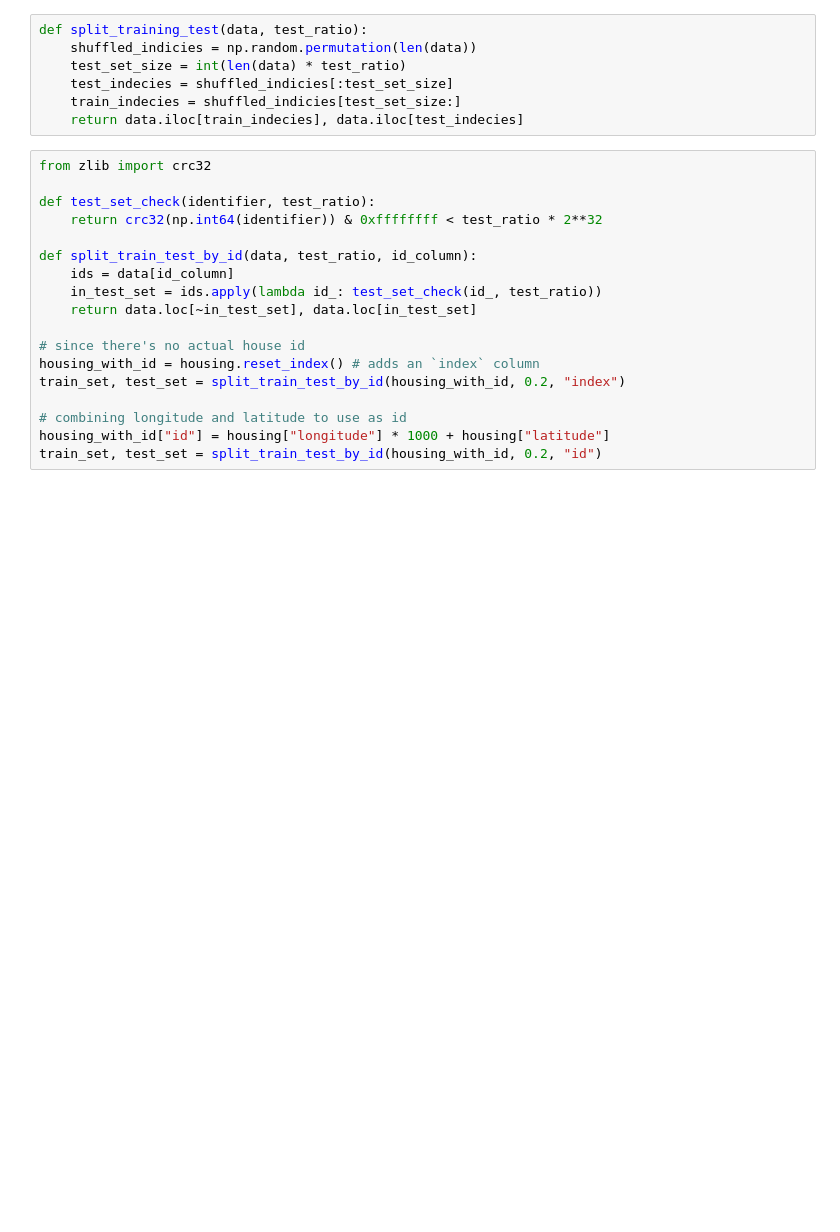
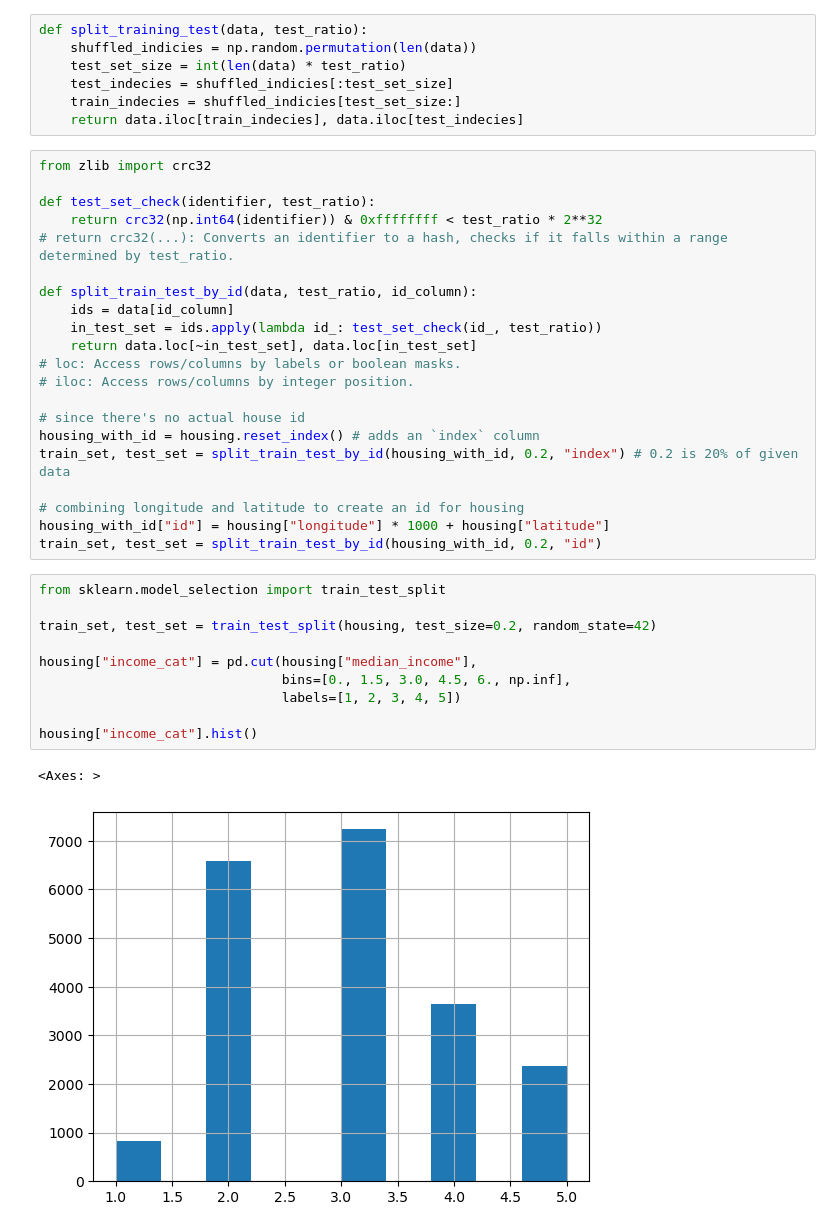
Before and after one commit to Bhazooka/ML-Data, a Jupyter notebook: Housing.ipynb, the cells around one changed output. Saved outputs shown, nothing was run; the diff lists cells and outputs as text; blank space fills up the shorter version.

```diff
--- a/Housing.ipynb
+++ b/Housing.ipynb
@@ -83,16 +83,32 @@ from zlib import crc32
 
 def test_set_check(identifier, test_ratio):
     return crc32(np.int64(identifier)) & 0xffffffff < test_ratio * 2**32
+# return crc32(...): Converts an identifier to a hash, checks if it falls within a range determined by test_ratio.
 
 def split_train_test_by_id(data, test_ratio, id_column):
     ids = data[id_column]
     in_test_set = ids.apply(lambda id_: test_set_check(id_, test_ratio))
     return data.loc[~in_test_set], data.loc[in_test_set]
+# loc: Access rows/columns by labels or boolean masks.
+# iloc: Access rows/columns by integer position.
 
 # since there's no actual house id
 housing_with_id = housing.reset_index() # adds an `index` column
-train_set, test_set = split_train_test_by_id(housing_with_id, 0.2, "index")
+train_set, test_set = split_train_test_by_id(housing_with_id, 0.2, "index") # 0.2 is 20% of given data
 
-# combining longitude and latitude to use as id
+# combining longitude and latitude to create an id for housing
 housing_with_id["id"] = housing["longitude"] * 1000 + housing["latitude"]
 train_set, test_set = split_train_test_by_id(housing_with_id, 0.2, "id")
+# %%
+from sklearn.model_selection import train_test_split
+
+train_set, test_set = train_test_split(housing, test_size=0.2, random_state=42)
+
+housing["income_cat"] = pd.cut(housing["median_income"],
+                               bins=[0., 1.5, 3.0, 4.5, 6., np.inf],
+                               labels=[1, 2, 3, 4, 5])
+
+housing["income_cat"].hist()
+# %% [output]
+<Axes: >
+[figure, added]
```
Also changed, not shown: parts of 8 cells of this notebook.
